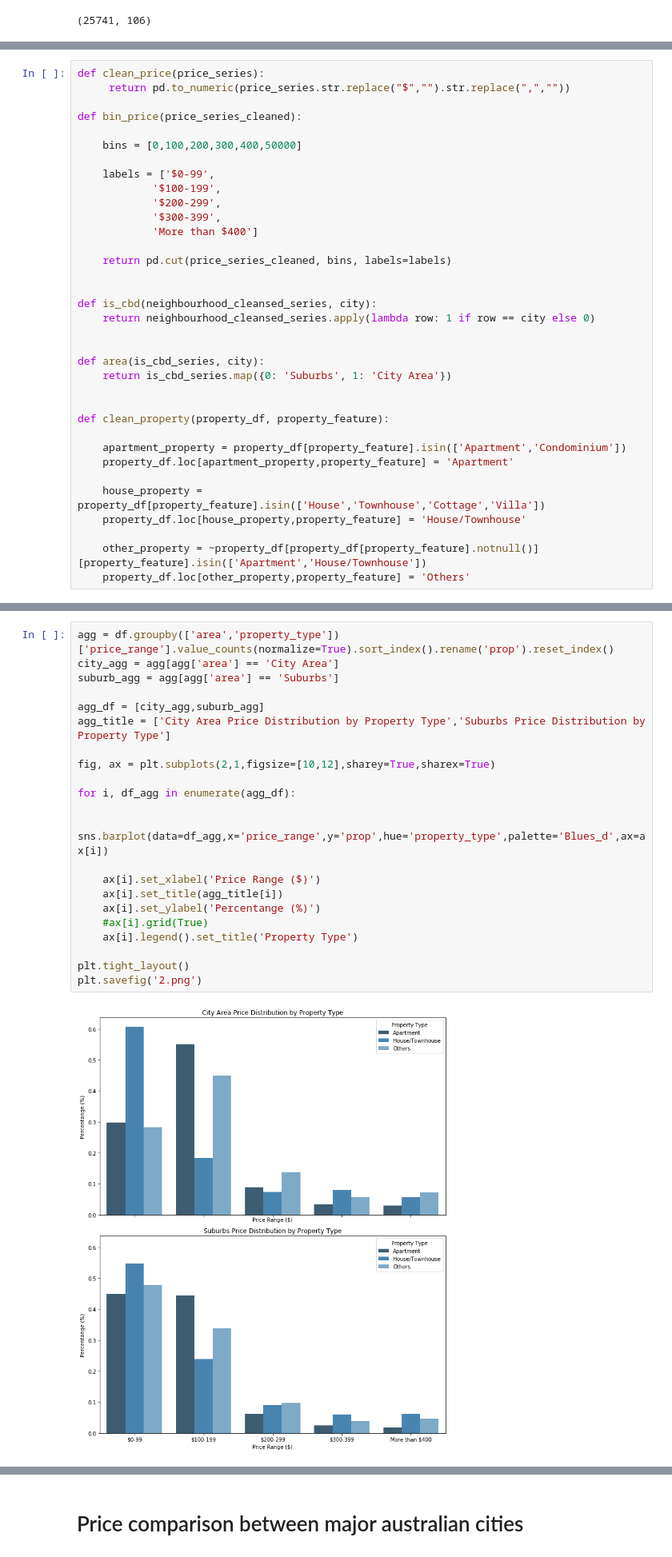
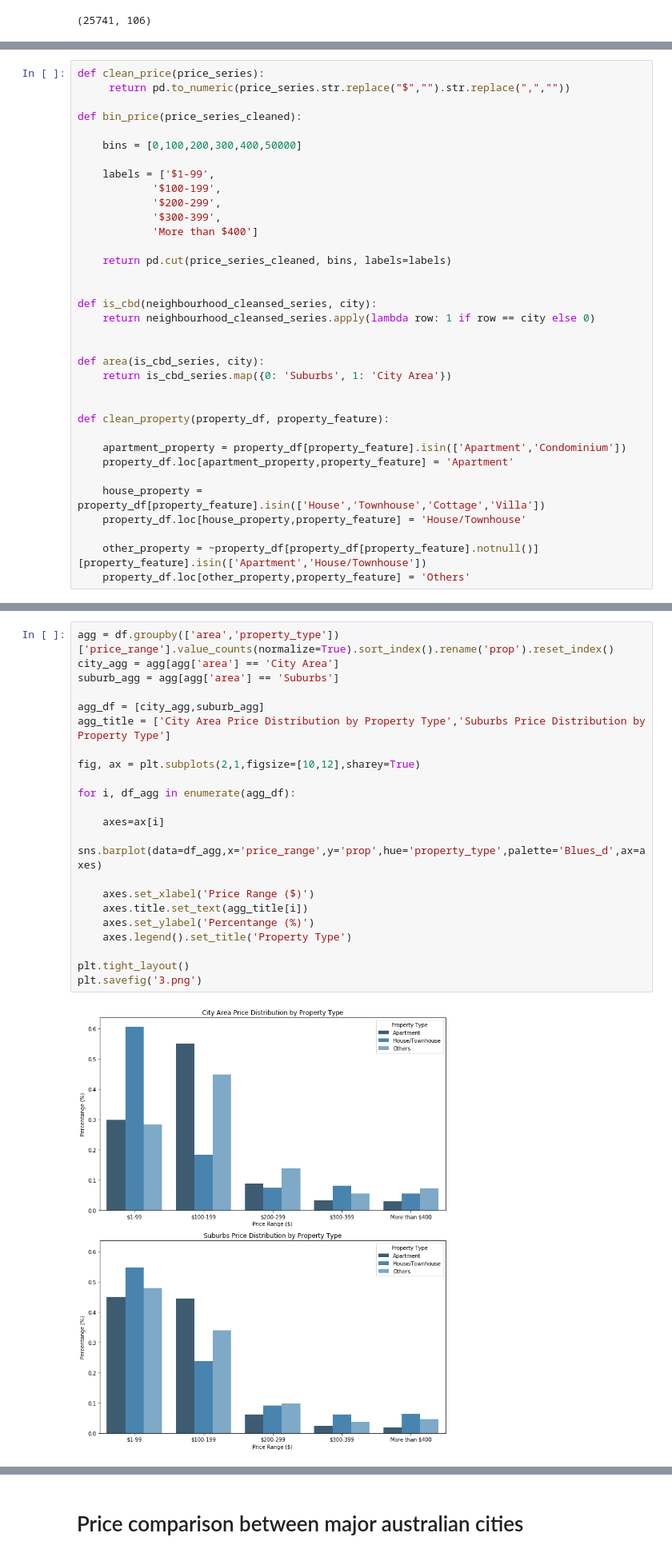
Before and after one commit to devmx00/melbourne-airbnb, a Jupyter notebook: melbourne_airbnb.ipynb, the cells around one changed output, grey strips where cells are left out. Shown at 80% size. Drawn from its saved outputs; the diff is of its cells as text.

```diff
--- a/melbourne_airbnb.ipynb
+++ b/melbourne_airbnb.ipynb
@@ -30,7 +32,7 @@ def bin_price(price_series_cleaned):
 
     bins = [0,100,200,300,400,50000]
 
-    labels = ['$0-99',
+    labels = ['$1-99',
             '$100-199',
             '$200-299',
             '$300-399',
@@ -100,24 +116,24 @@ plt.savefig('1.png')
 # %%
 agg = df.groupby(['area','property_type'])['price_range'].value_counts(normalize=True).sort_index().rename('prop').reset_index()
 city_agg = agg[agg['area'] == 'City Area']
 suburb_agg = agg[agg['area'] == 'Suburbs']
 
 agg_df = [city_agg,suburb_agg]
 agg_title = ['City Area Price Distribution by Property Type','Suburbs Price Distribution by Property Type']
 
-fig, ax = plt.subplots(2,1,figsize=[10,12],sharey=True,sharex=True)
+fig, ax = plt.subplots(2,1,figsize=[10,12],sharey=True)
 
 for i, df_agg in enumerate(agg_df):
 
-    sns.barplot(data=df_agg,x='price_range',y='prop',hue='property_type',palette='Blues_d',ax=ax[i])
+    axes=ax[i]
+    sns.barplot(data=df_agg,x='price_range',y='prop',hue='property_type',palette='Blues_d',ax=axes)
 
-    ax[i].set_xlabel('Price Range ($)')
-    ax[i].set_title(agg_title[i])
-    ax[i].set_ylabel('Percentange (%)')
-    #ax[i].grid(True)
-    ax[i].legend().set_title('Property Type')
+    axes.set_xlabel('Price Range ($)')
+    axes.title.set_text(agg_title[i])
+    axes.set_ylabel('Percentange (%)')
+    axes.legend().set_title('Property Type')
 
 plt.tight_layout()
-plt.savefig('2.png')
+plt.savefig('3.png')
 # %% [output]
-[figure, old version]
+[figure, new version]
```
Also changed, not shown: parts of 9 cells of this notebook, 6 other files.
